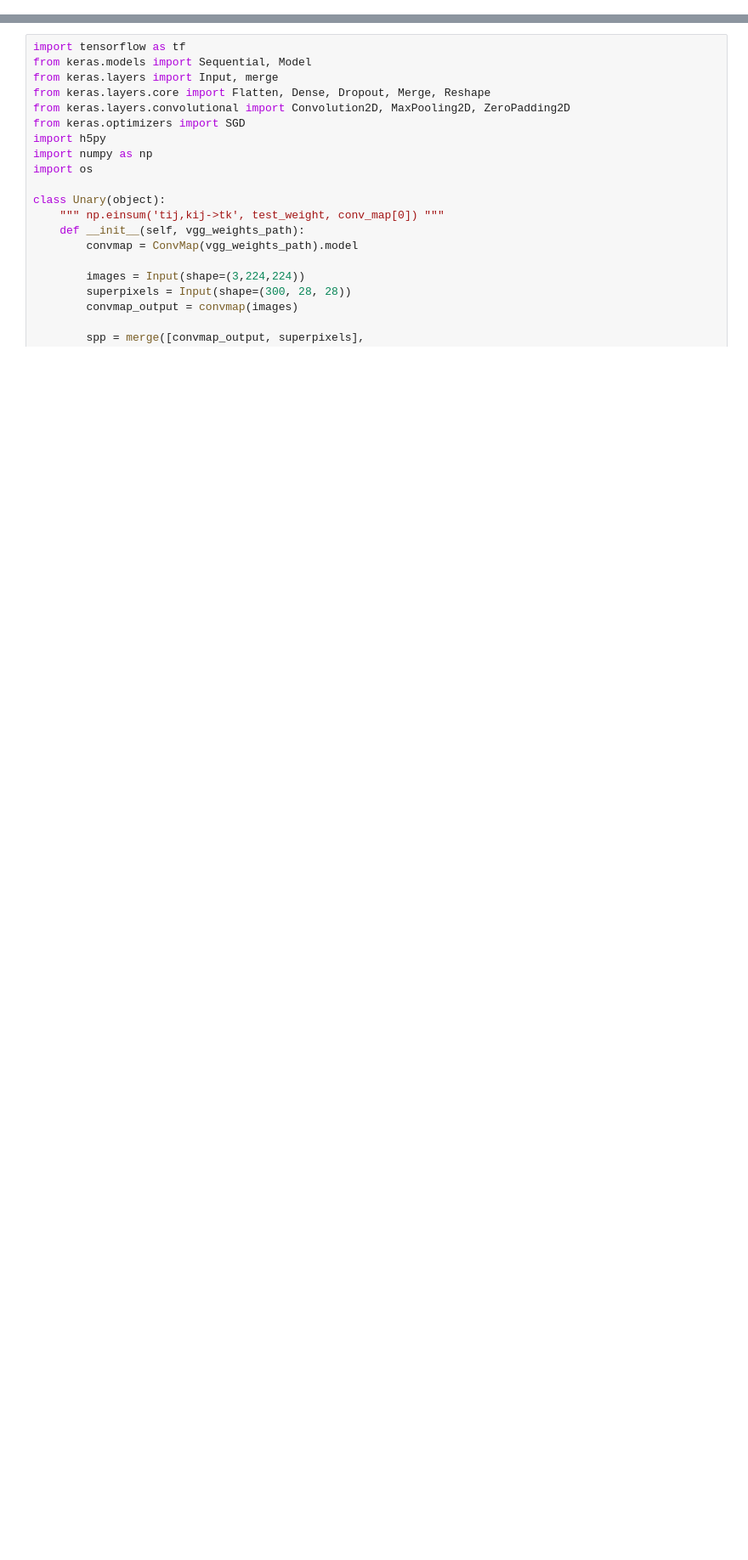
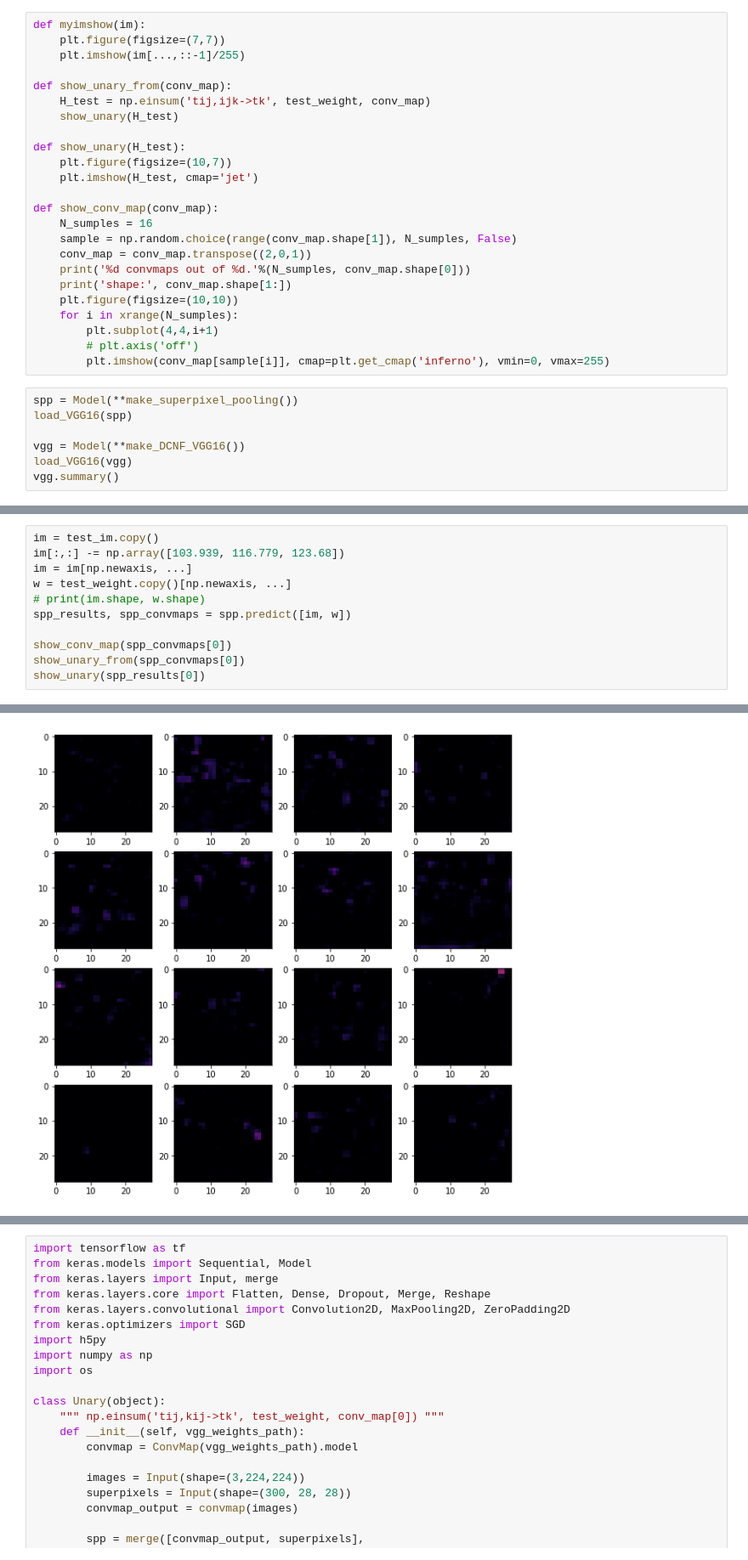
Before and after one commit to aleozlx/nb-0212-2017, a Jupyter notebook: unary_potential2.ipynb, the cells around one changed output, grey strips where cells are left out. Shown at 85% size. Drawn from its saved outputs; the diff is of its cells as text; blank space fills up the shorter version.

```diff
--- a/unary_potential2.ipynb
+++ b/unary_potential2.ipynb
@@ -49,0 +17,31 @@ print(np.linalg.norm(test_A1-test_A2))
+# %%
+def myimshow(im):
+    plt.figure(figsize=(7,7))
+    plt.imshow(im[...,::-1]/255)
+
+def show_unary_from(conv_map):
+    H_test = np.einsum('tij,ijk->tk', test_weight, conv_map)
+    show_unary(H_test)
+
+def show_unary(H_test):
+    plt.figure(figsize=(10,7))
+    plt.imshow(H_test, cmap='jet')
+
+def show_conv_map(conv_map):
+    N_sumples = 16
+    sample = np.random.choice(range(conv_map.shape[1]), N_sumples, False)
+    conv_map = conv_map.transpose((2,0,1))
+    print('%d convmaps out of %d.'%(N_sumples, conv_map.shape[0]))
+    print('shape:', conv_map.shape[1:])
+    plt.figure(figsize=(10,10))
+    for i in xrange(N_sumples):
+        plt.subplot(4,4,i+1)
+        # plt.axis('off')
+        plt.imshow(conv_map[sample[i]], cmap=plt.get_cmap('inferno'), vmin=0, vmax=255)
+# %%
+spp = Model(**make_superpixel_pooling())
+load_VGG16(spp)
+
+vgg = Model(**make_DCNF_VGG16())
+load_VGG16(vgg)
+vgg.summary()
@@ -49,0 +74,12 @@ print(np.linalg.norm(test_A1-test_A2))
+# %%
+im = test_im.copy()
+im[:,:] -= np.array([103.939, 116.779, 123.68])
+im = im[np.newaxis, ...]
+w = test_weight.copy()[np.newaxis, ...]
+# print(im.shape, w.shape)
+spp_results, spp_convmaps = spp.predict([im, w])
+
+show_conv_map(spp_convmaps[0])
+show_unary_from(spp_convmaps[0])
+show_unary(spp_results[0])
+# %% [output]
@@ -49,0 +88 @@ print(np.linalg.norm(test_A1-test_A2))
+[figure, added]
```
Also changed, not shown: parts of 6 cells of this notebook, 2 other files.
